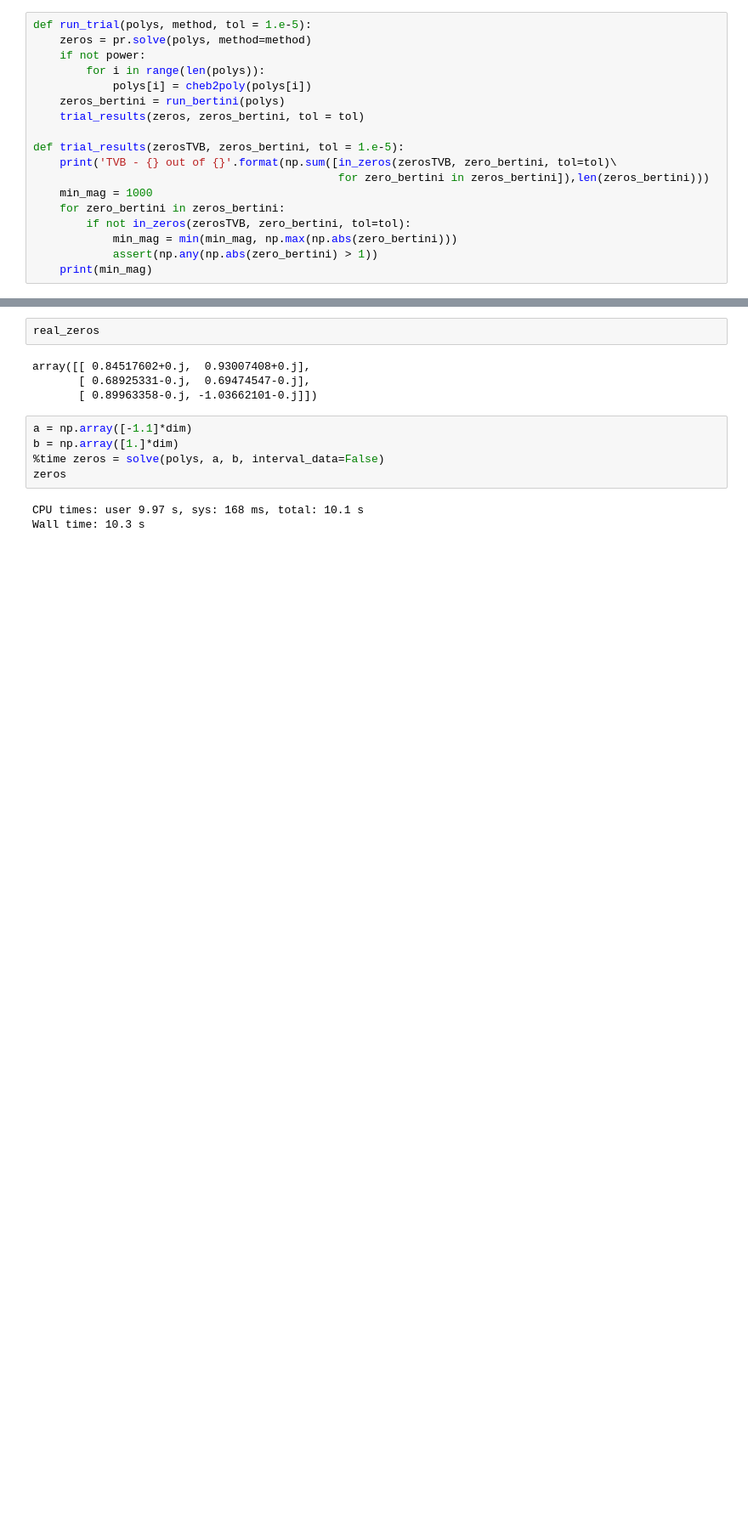
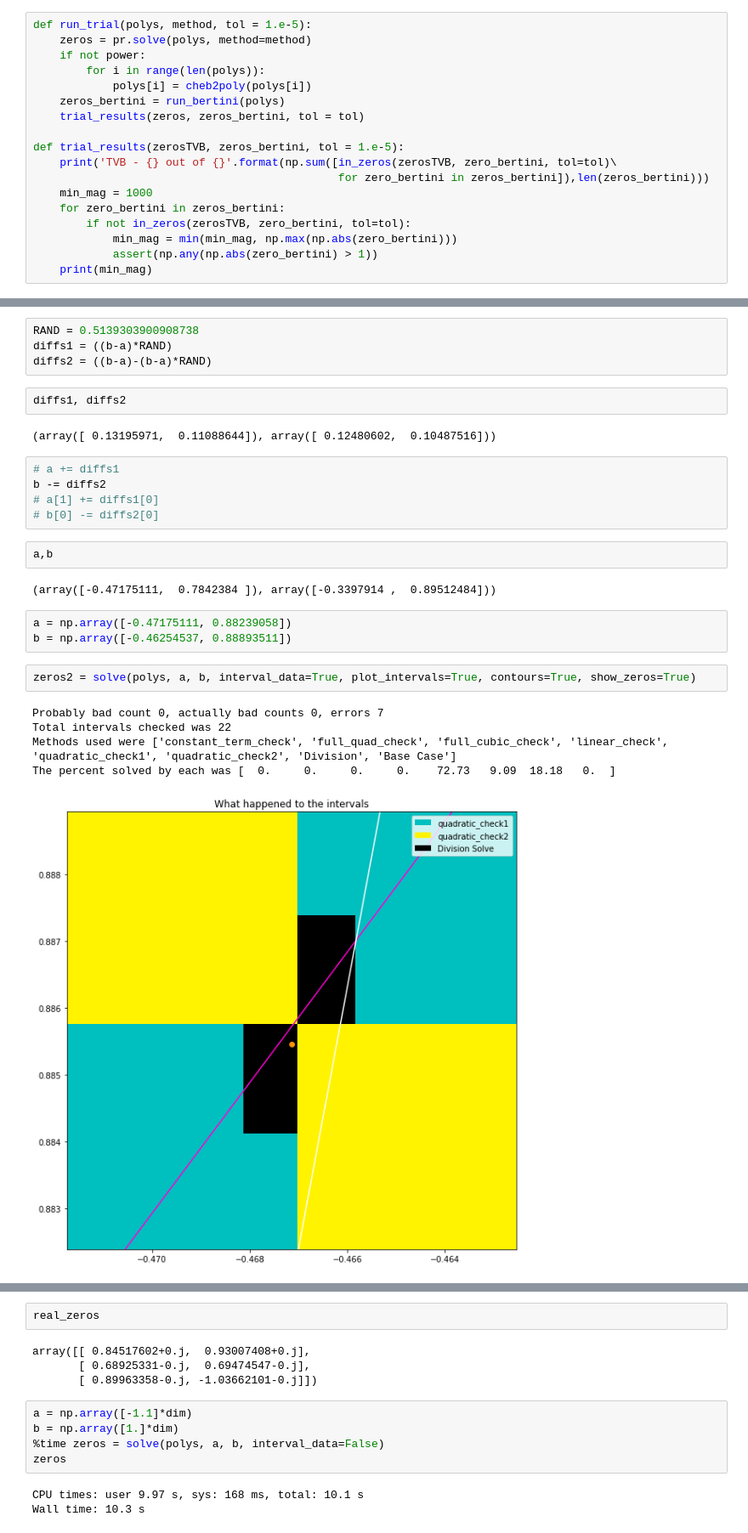
Before and after one commit to tylerjarvis/RootFinding, a Jupyter notebook: TestStuff.ipynb, the cells around one changed output, grey strips where cells are left out. Shown at 85% size. Drawn from its saved outputs; the diff is of its cells as text; blank space fills up the shorter version.

```diff
--- a/TestStuff.ipynb
+++ b/TestStuff.ipynb
@@ -218,0 +351,28 @@ len(np.unique(zeros2.round(2) , axis=0))
+# %%
+RAND = 0.5139303900908738
+diffs1 = ((b-a)*RAND)
+diffs2 = ((b-a)-(b-a)*RAND)
+# %%
+diffs1, diffs2
+# %% [output]
+(array([ 0.13195971,  0.11088644]), array([ 0.12480602,  0.10487516]))
+# %%
+# a += diffs1
+b -= diffs2
+# a[1] += diffs1[0]
+# b[0] -= diffs2[0]
+# %%
+a,b
+# %% [output]
+(array([-0.47175111,  0.7842384 ]), array([-0.3397914 ,  0.89512484]))
+# %%
+a = np.array([-0.47175111, 0.88239058])
+b = np.array([-0.46254537, 0.88893511])
+# %%
+zeros2 = solve(polys, a, b, interval_data=True, plot_intervals=True, contours=True, show_zeros=True)
+# %% [output]
+Probably bad count 0, actually bad counts 0, errors 7
+Total intervals checked was 22
+Methods used were ['constant_term_check', 'full_quad_check', 'full_cubic_check', 'linear_check', 'quadratic_check1', 'quadratic_check2', 'Division', 'Base Case']
+The percent solved by each was [  0.     0.     0.     0.    72.73   9.09  18.18   0.  ]
+[figure, added]
```
Also changed, not shown: parts of 16 cells of this notebook, 3 other files.
